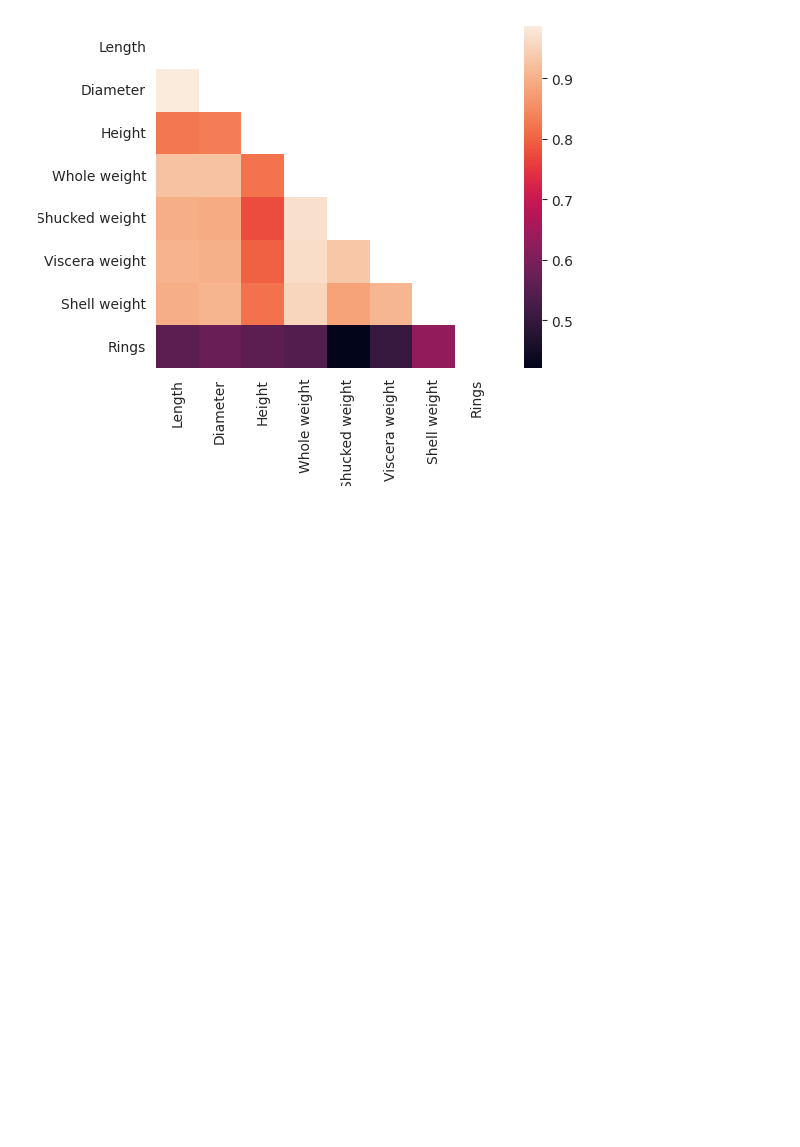
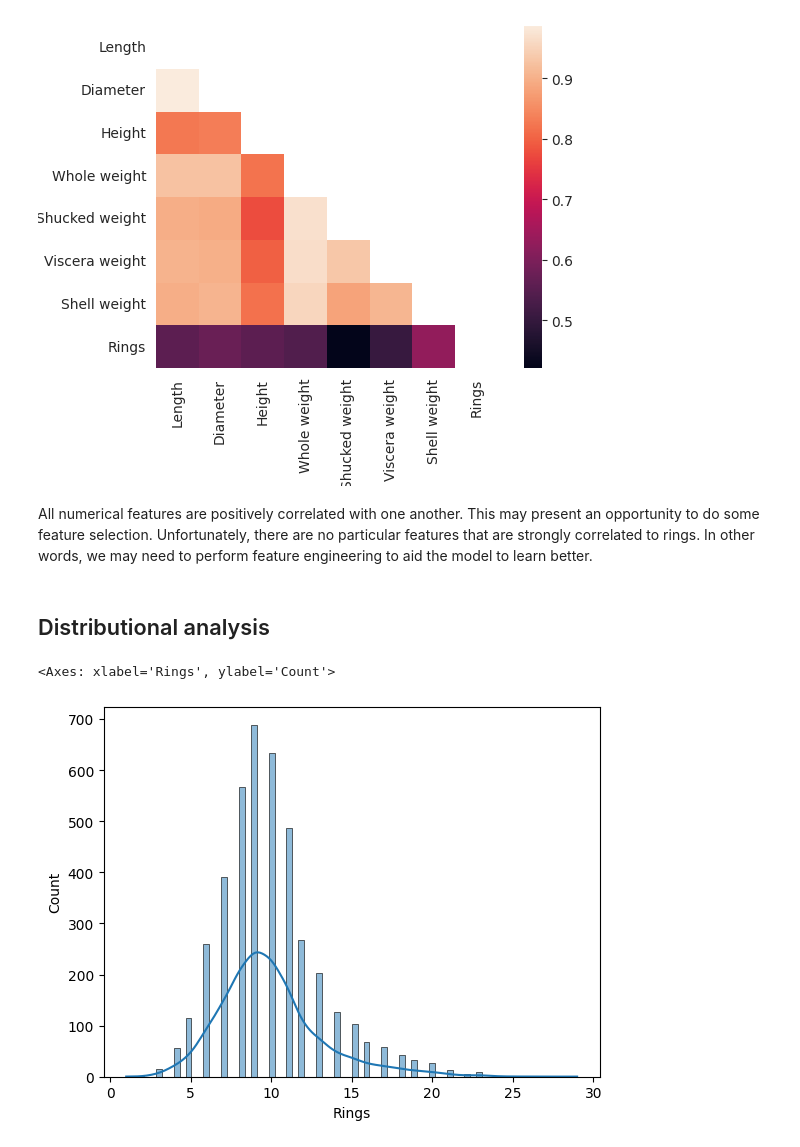
Before and after one commit to arumoy-shome/data-smells, a Jupyter notebook: abalone.ipynb, the cells around one changed output. Saved outputs shown, nothing was run; the diff lists cells and outputs as text; code cells hidden in the pictures; blank space fills up the shorter version.

Commit message:
Init abalone analysis.
Close #2.

```diff
--- a/abalone.ipynb
+++ b/abalone.ipynb
@@ -84,3 +80,12 @@ abalone[abalone.duplicated()].shape
 plotter.corr(abalone.corr(numeric_only=True))
 # %% [output]
 [figure]
+# %% [markdown]
+All numerical features are positively correlated with one another. This may present an opportunity to do some feature selection. Unfortunately, there are no particular features that are strongly correlated to rings. In other words, we may need to perform feature engineering to aid the model to learn better.
+# %% [markdown]
+## Distributional analysis
+# %%
+sns.histplot(data=abalone, x="Rings", kde=True)
+# %% [output]
+<Axes: xlabel='Rings', ylabel='Count'>
+[figure, added]
```
Also changed, not shown: parts of 17 cells of this notebook, 1 other file.
